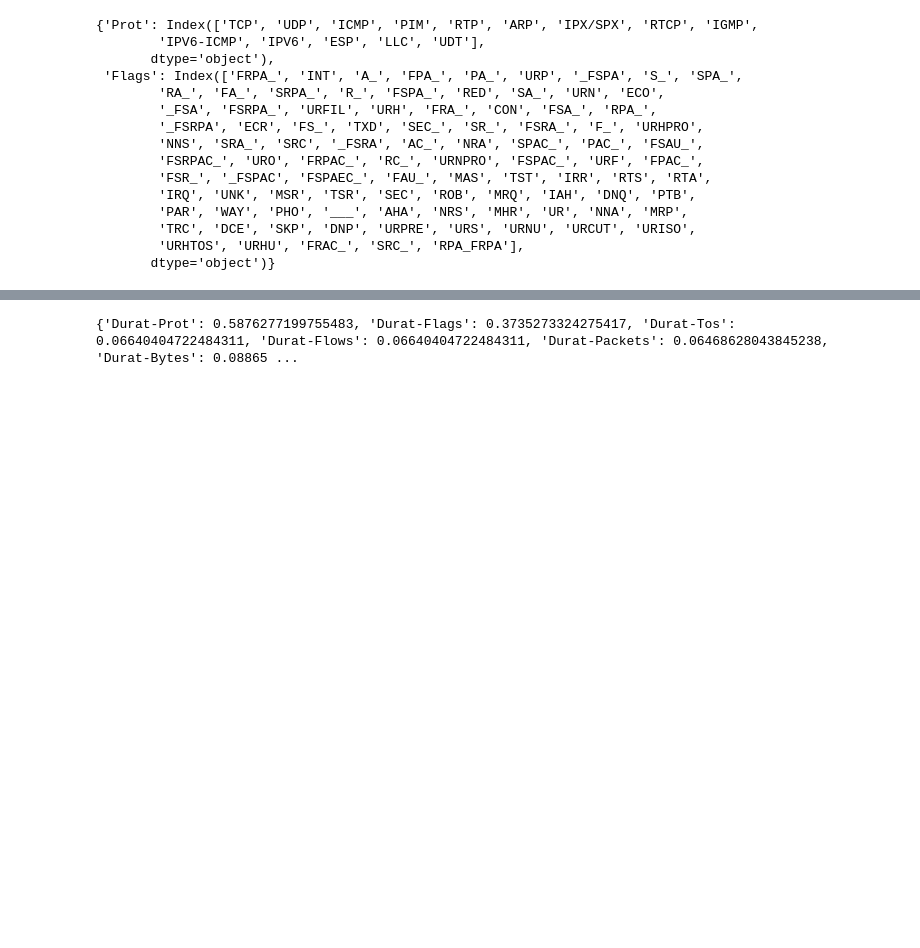
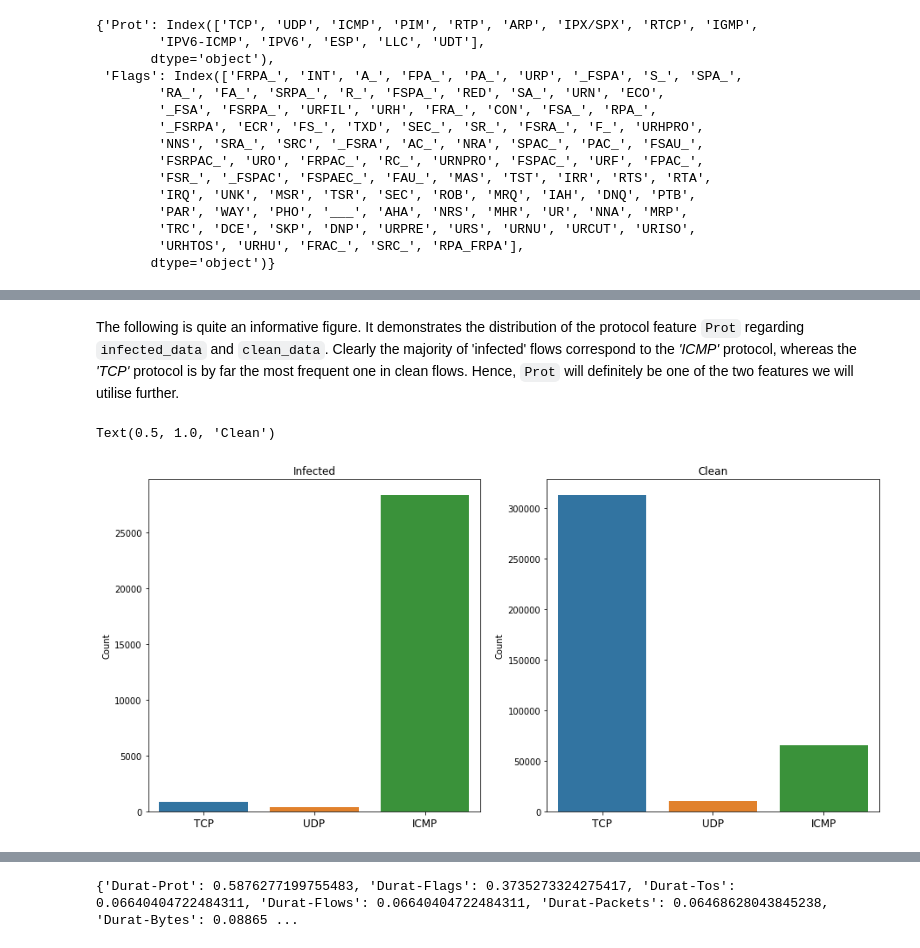
Before and after one commit to giannislelekas/CS4035, a Jupyter notebook: lab3/Flow_Data_Discretiazation_Task.ipynb, the cells around one changed output, grey strips where cells are left out. Drawn from its saved outputs; the diff is of its cells as text; code cells hidden in the pictures; blank space fills up the shorter version.

```diff
--- a/lab3/Flow_Data_Discretiazation_Task.ipynb
+++ b/lab3/Flow_Data_Discretiazation_Task.ipynb
@@ -152,0 +193,27 @@ Text(0, 0.5, 'Mean value')
+# %% [markdown]
+The following is quite an informative figure. It demonstrates the distribution of the protocol feature `Prot` regarding `infected_data` and `clean_data`. Clearly the majority of 'infected' flows correspond to the *'ICMP'* protocol, whereas the *'TCP'* protocol is by far the most frequent one in clean flows. Hence, `Prot` will definitely be one of the two features we will utilise further.
+# %%
+import seaborn as sns
+
+f, ax = plt.subplots(nrows=1, ncols=2, figsize=(15,7))
+cols = list(label_mapping['Prot'])[:3]
+
+inf_prot = data_infected['Prot'].value_counts()
+clean_prot = data_clean['Prot'].value_counts()
+
+# plt.title('Chargeback transactions vs Settled')
+sns.barplot(x=inf_prot.index, y=inf_prot, ax=ax[0])
+sns.barplot(x=clean_prot.index, y=clean_prot, ax=ax[1])
+
+ax[0].set_xticks(range(3))
+ax[0].set_xticklabels(cols, fontsize=12)
+ax[0].set_ylabel('Count')
+ax[0].set_title('Infected')
+
+ax[1].set_xticks(range(3))
+ax[1].set_xticklabels(cols, fontsize=12)
+ax[1].set_ylabel('Count')
+ax[1].set_title('Clean')
+# %% [output]
+Text(0.5, 1.0, 'Clean')
+[figure, added]
```
Also changed, not shown: parts of 34 cells of this notebook, 1 other file.
